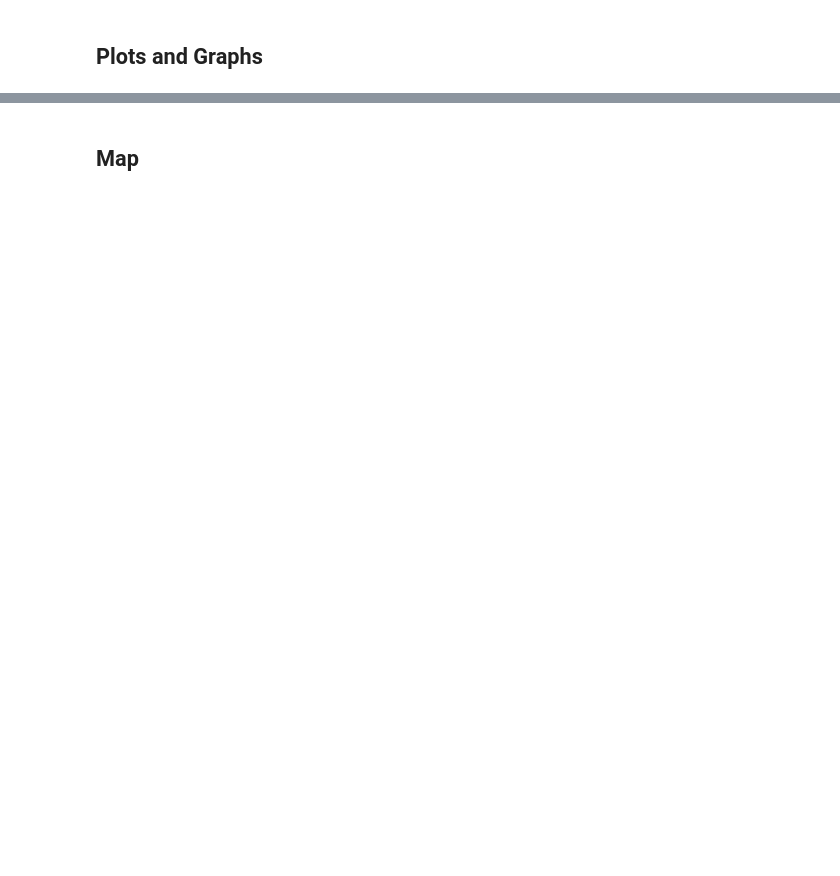
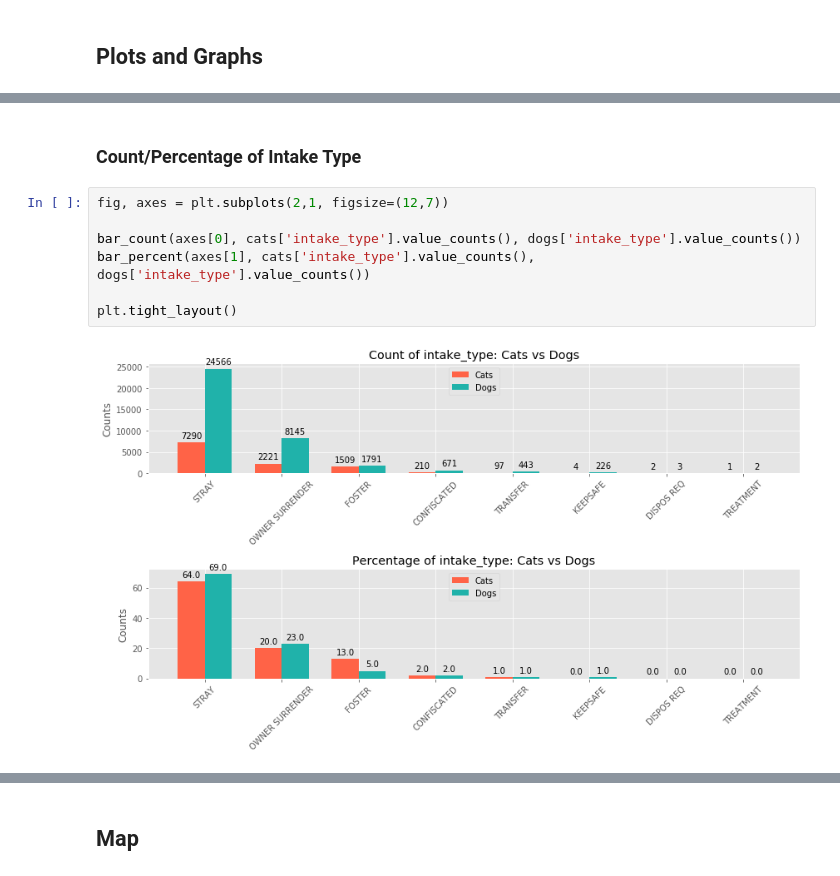
Before and after one commit to cwong690/Dallas-Paws, a Jupyter notebook: dallas_animals.ipynb, the cells around one changed output, grey strips where cells are left out. Cells and saved outputs as stored; diff of their text form; blank space fills up the shorter version.

```diff
--- a/dallas_animals.ipynb
+++ b/dallas_animals.ipynb
@@ -588,0 +563,11 @@ plt.tight_layout()
+# %% [markdown]
+### Count/Percentage of Intake Type
+# %%
+fig, axes = plt.subplots(2,1, figsize=(12,7))
+
+bar_count(axes[0], cats['intake_type'].value_counts(), dogs['intake_type'].value_counts())
+bar_percent(axes[1], cats['intake_type'].value_counts(), dogs['intake_type'].value_counts())
+
+plt.tight_layout()
+# %% [output]
+[figure, added]
```
Also changed, not shown: parts of 9 cells of this notebook.
